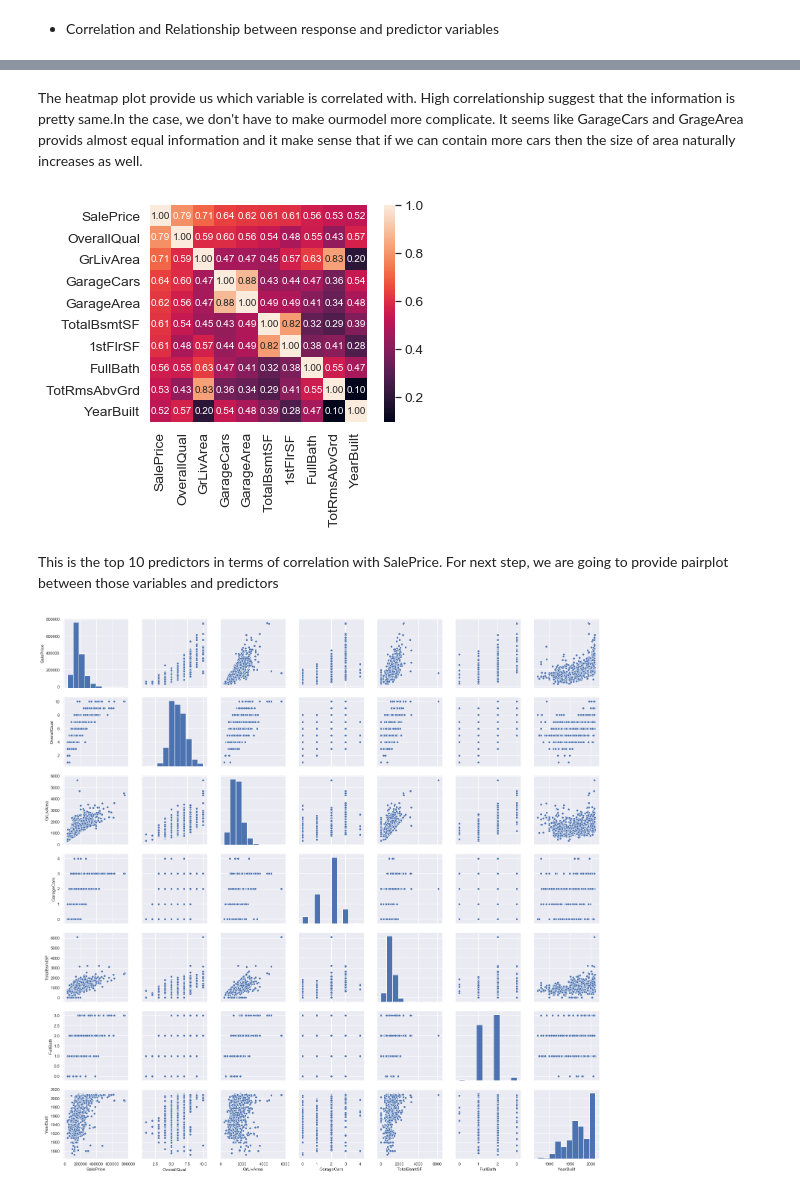
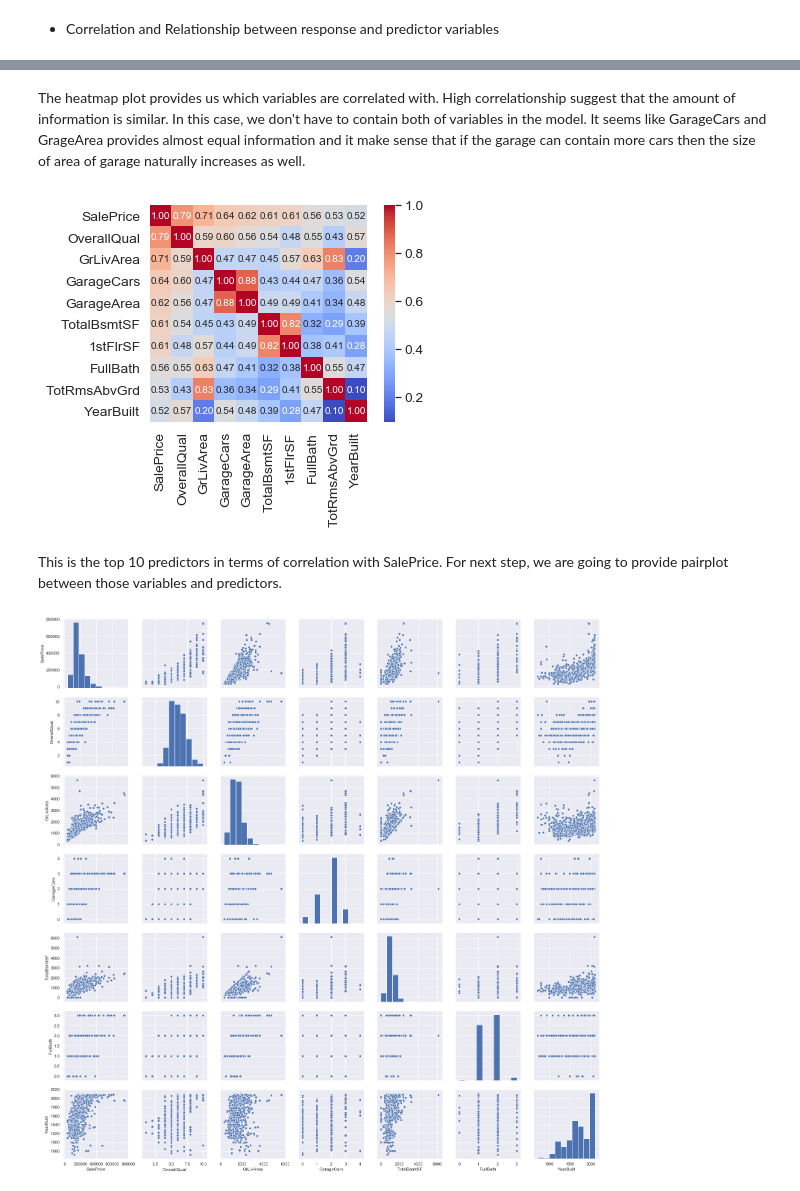
Before and after one commit to Sooyeong/CSE627_project, a Jupyter notebook: wording.ipynb, the cells around one changed output, grey strips where cells are left out. Drawn from its saved outputs; the diff is of its cells as text; code cells hidden in the pictures.

```diff
--- a/wording.ipynb
+++ b/wording.ipynb
@@ -169,6 +166,2 @@ After we checked this skwedness we log-transformed response variable. The new di
 # %% [markdown]
 * Correlation and Relationship between response and predictor variables
-# %%
-cor_mat=train.corr()
-f,ax=plt.subplots(figsize=(13,10))
-sns.heatmap(cor_mat,vmax=1,square=True)
@@ -178,18 +178,18 @@ sns.heatmap(cor_mat,vmax=1,square=True)
 # %% [markdown]
-The heatmap plot provide us which variable is correlated with. High correlationship suggest that the information is pretty same.In the case, we don't have to make ourmodel more complicate. It seems like GarageCars and GrageArea provids almost equal information and it make sense that if we can contain more cars then the size of area naturally increases as well.
+The heatmap plot provides us which variables are correlated with. High correlationship suggest that the amount of information is similar. In this case, we don't have to contain both of variables in the model. It seems like GarageCars and GrageArea provides almost equal information and it make sense that if the garage can contain more cars then the size of area of garage naturally increases as well.
 # %%
 #Select top 10 for making prediction
 k=10
 cols=cor_mat.nlargest(k, 'SalePrice')['SalePrice'].index
 cm=np.corrcoef(train[cols].values.T)
 
 sns.set(font_scale=1.25)
-hm=sns.heatmap(cm, cbar=True, annot=True, square=True, fmt='.2f', annot_kws={'size':10}, yticklabels=cols.values, xticklabels=cols.values)
+hm=sns.heatmap(cm,cmap='coolwarm', cbar=True, annot=True, square=True, fmt='.2f', annot_kws={'size':10}, yticklabels=cols.values, xticklabels=cols.values)
 plt.show()
 # %% [output]
-[figure, old version]
+[figure, new version]
 # %% [markdown]
-This is the top 10 predictors in terms of correlation with SalePrice. For next step, we are going to provide pairplot between those variables and predictors
+This is the top 10 predictors in terms of correlation with SalePrice. For next step, we are going to provide pairplot between those variables and predictors.
 # %%
 sns.set()
 cols=['SalePrice', 'OverallQual', 'GrLivArea', 'GarageCars', 'TotalBsmtSF', 'FullBath', 'YearBuilt']
```
Also changed, not shown: parts of 38 cells of this notebook.
